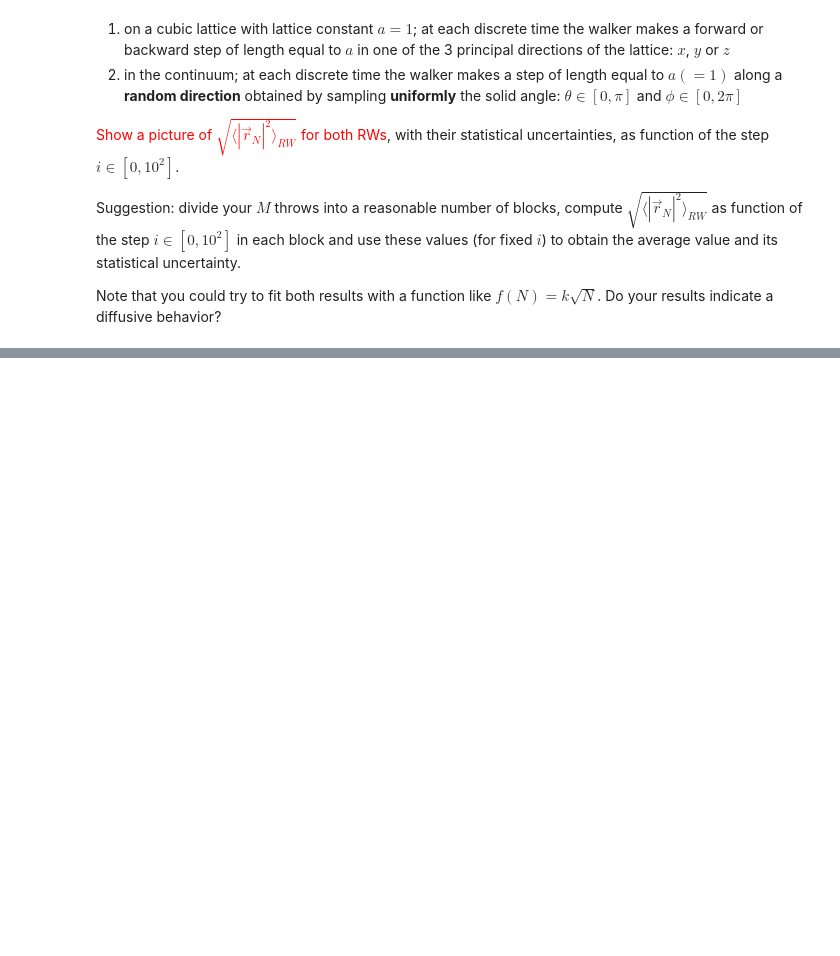
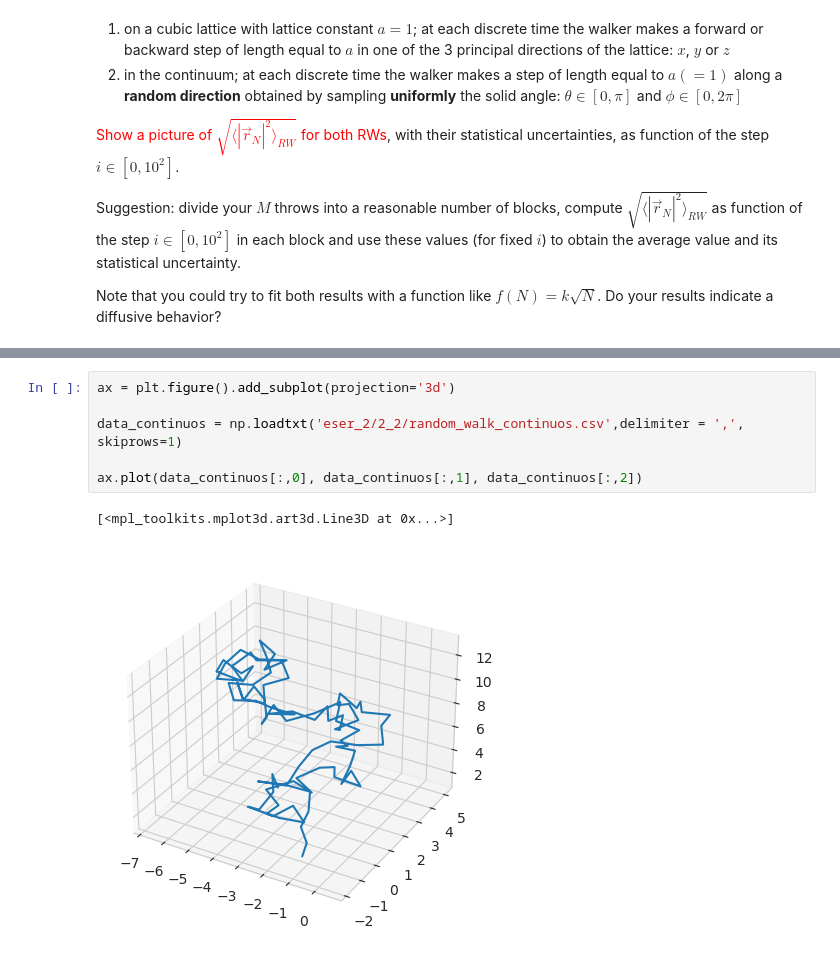
Before and after one commit to RandDouble/SimulazioneNumerica, a Jupyter notebook: LSN_Exercises_02.ipynb, the cells around one changed output, grey strips where cells are left out. Saved outputs shown, nothing was run; the diff lists cells and outputs as text; blank space fills up the shorter version.

```diff
--- a/LSN_Exercises_02.ipynb
+++ b/LSN_Exercises_02.ipynb
@@ -66,0 +78,9 @@ Note that you could try to fit both results with a function like $f(N)=k\sqrt{N}
+# %%
+ax = plt.figure().add_subplot(projection='3d')
+
+data_continuos = np.loadtxt('eser_2/2_2/random_walk_continuos.csv',delimiter = ',', skiprows=1)
+
+ax.plot(data_continuos[:,0], data_continuos[:,1], data_continuos[:,2])
+# %% [output]
+[<mpl_toolkits.mplot3d.art3d.Line3D at 0x...>]
+[figure, added]
```
Also changed, not shown: parts of 1 cell of this notebook, 20 other files.
